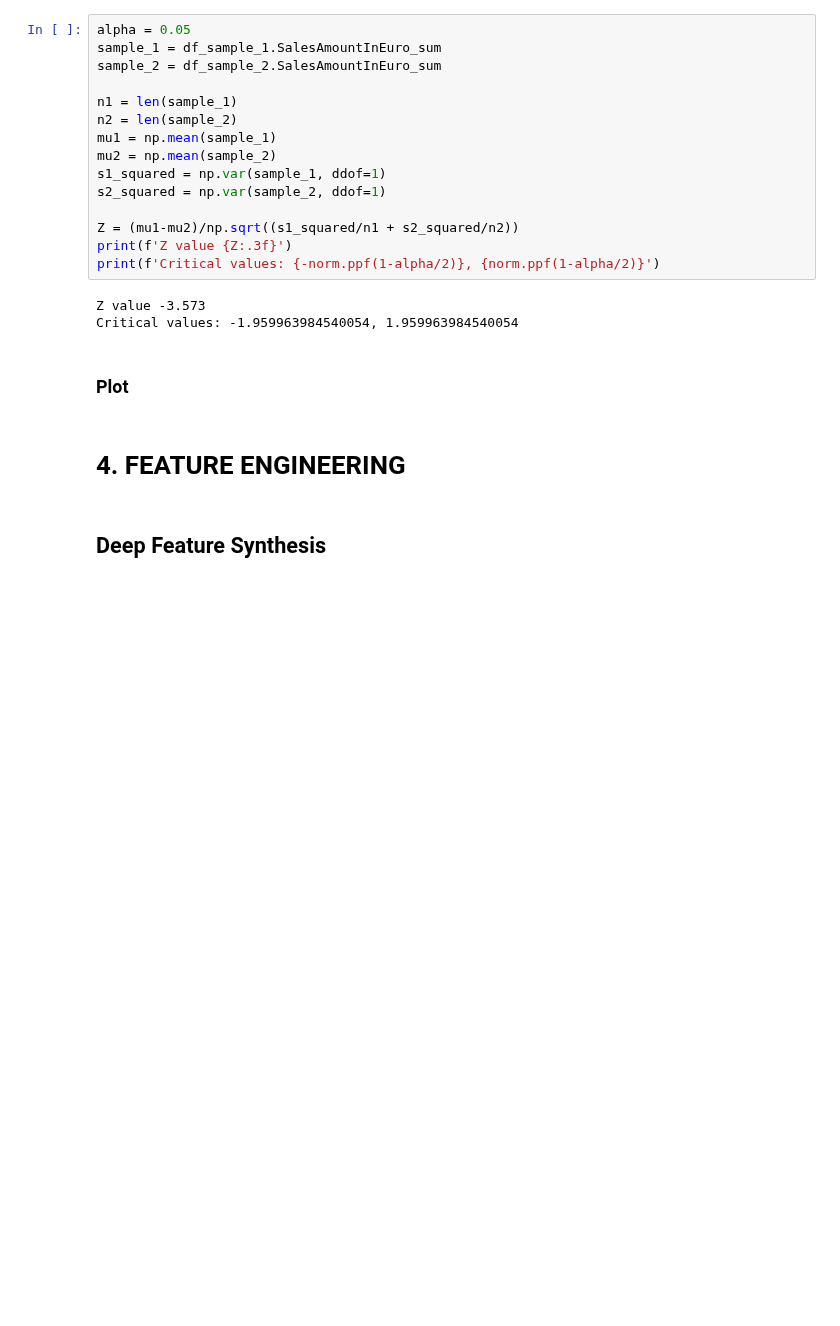
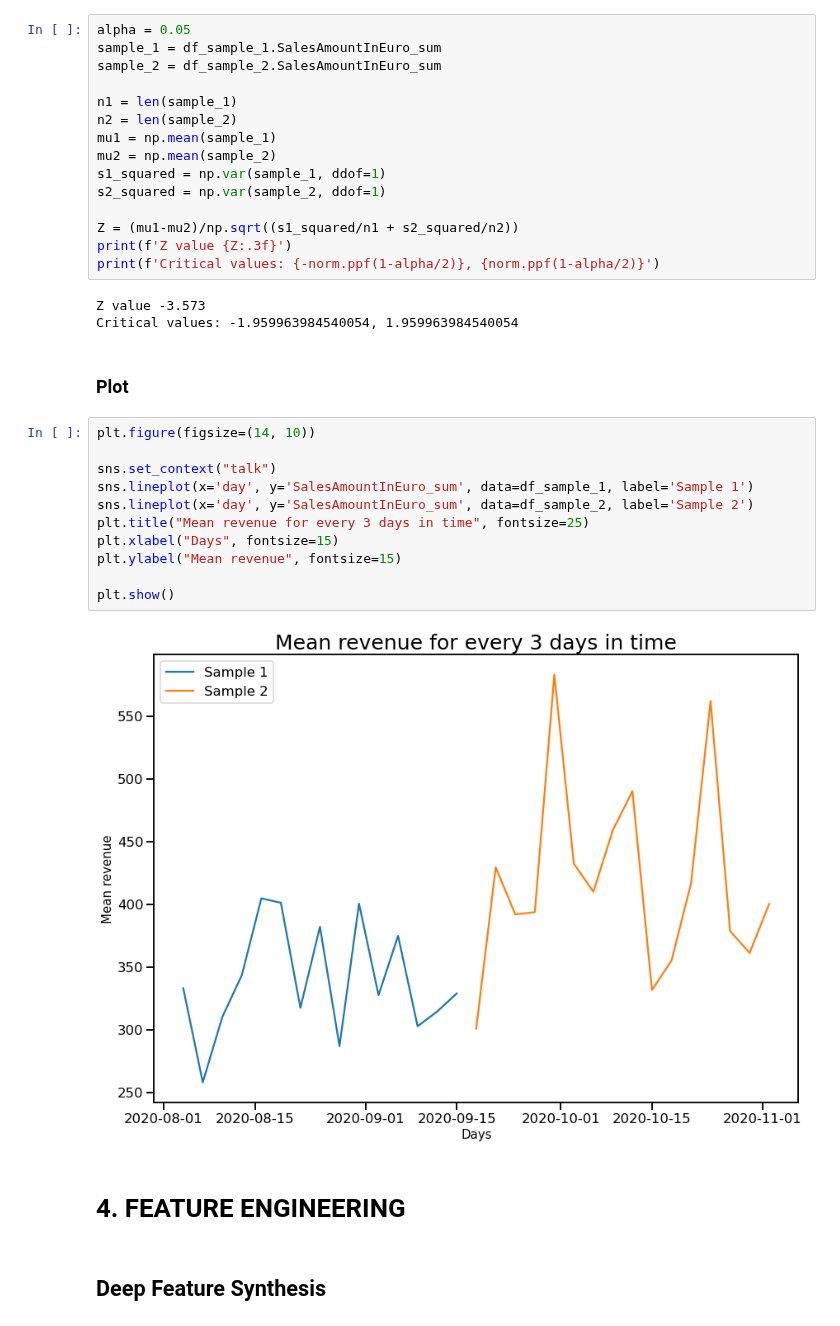
Before and after one commit to anras5/Criteo-Search-Data, a Jupyter notebook: main_notebook.ipynb, the cells around one changed output. Cells and saved outputs as stored; diff of their text form; blank space fills up the shorter version.

Commit message:
Add desc two-sample

```diff
--- a/main_notebook.ipynb
+++ b/main_notebook.ipynb
@@ -442,6 +454,19 @@ Z value -3.573
 Critical values: -1.959963984540054, 1.959963984540054
 # %% [markdown]
 ### Plot
+# %%
+plt.figure(figsize=(14, 10))
+
+sns.set_context("talk")
+sns.lineplot(x='day', y='SalesAmountInEuro_sum', data=df_sample_1, label='Sample 1')
+sns.lineplot(x='day', y='SalesAmountInEuro_sum', data=df_sample_2, label='Sample 2')
+plt.title("Mean revenue for every 3 days in time", fontsize=25)
+plt.xlabel("Days", fontsize=15)
+plt.ylabel("Mean revenue", fontsize=15)
+
+plt.show()
+# %% [output]
+[figure, added]
 # %% [markdown]
 # 4. FEATURE ENGINEERING
 # %% [markdown]
```
Also changed, not shown: parts of 4 cells of this notebook.
